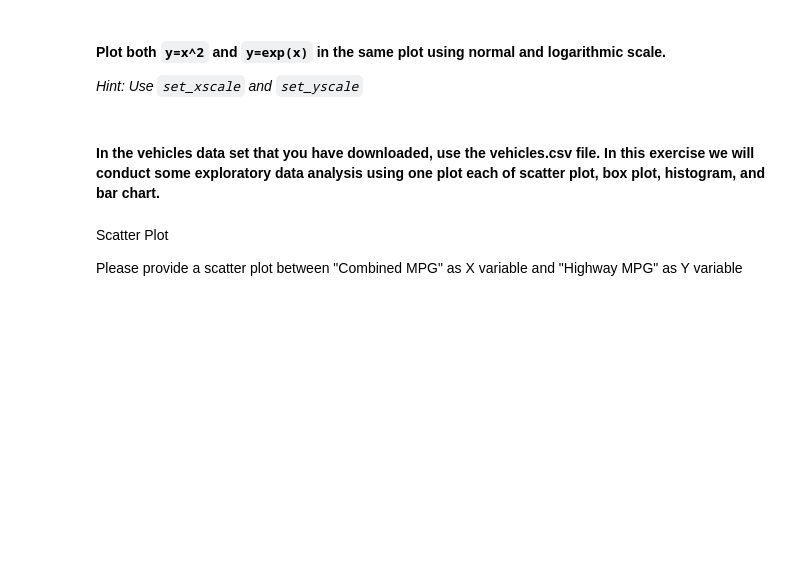
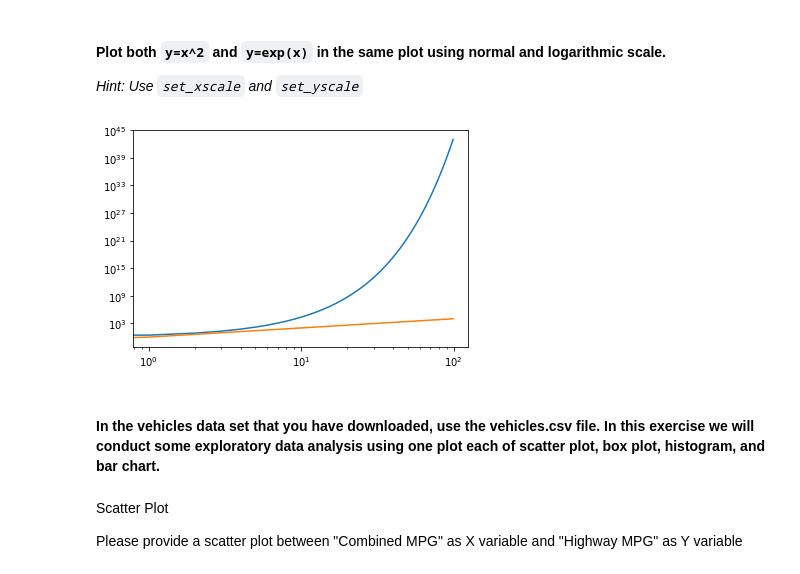
Before and after one commit to Ironhack-Data-Madrid-Abril-2021/lab_matplotlib_seaborn, a Jupyter notebook: your-code/challenge-1.ipynb, the cells around one changed output. Drawn from its saved outputs; the diff is of its cells as text; code cells hidden in the pictures; blank space fills up the shorter version.

```diff
--- a/your-code/challenge-1.ipynb
+++ b/your-code/challenge-1.ipynb
@@ -89,3 +94,16 @@ TypeError: 'str' object is not callable
+# %%
+x = np.arange(0,100)
+y = np.exp(x)
+z = x**2
+df = pd.DataFrame({'x':x, 'y':y, 'z':z})
+fig, ax = plt.subplots()
+ax.plot(x, y)
+ax.plot(x, z,)
+ax.set_yscale('log')
+ax.set_xscale('log')
+plt.show()
+# %% [output]
+[figure, added]
 # %% [markdown]
 #### In the vehicles data set that you have downloaded, use the vehicles.csv file. In this exercise we will conduct some exploratory data analysis using one plot each of scatter plot, box plot, histogram, and bar chart.
 # %% [markdown]
```
Also changed, not shown: parts of 16 cells of this notebook, 2 other files.
